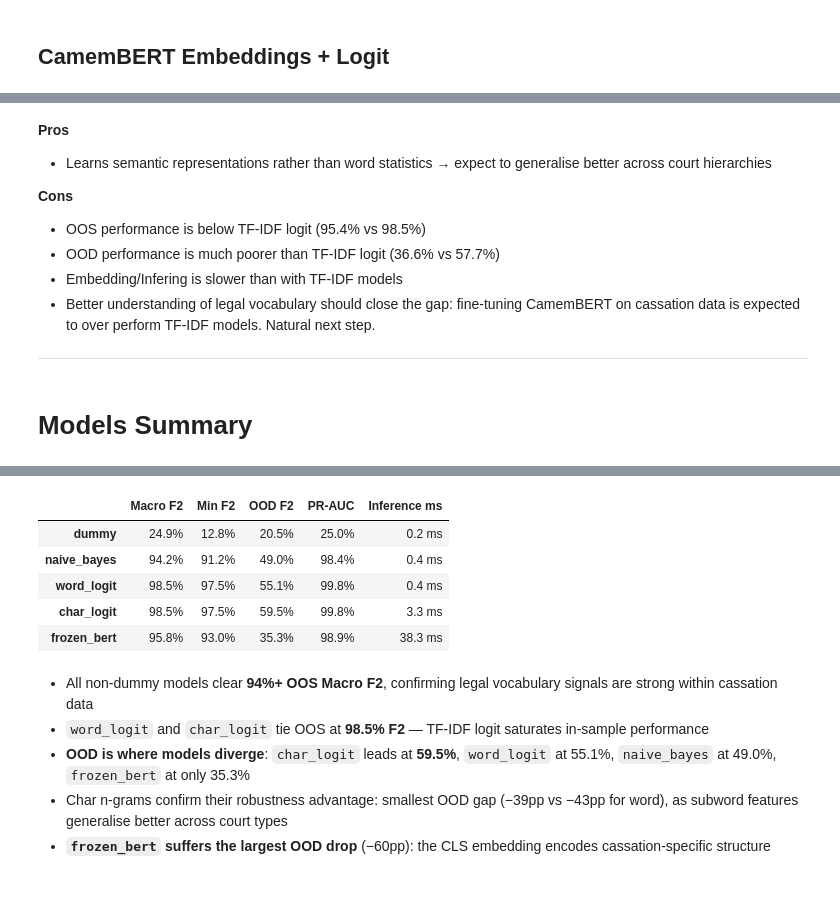
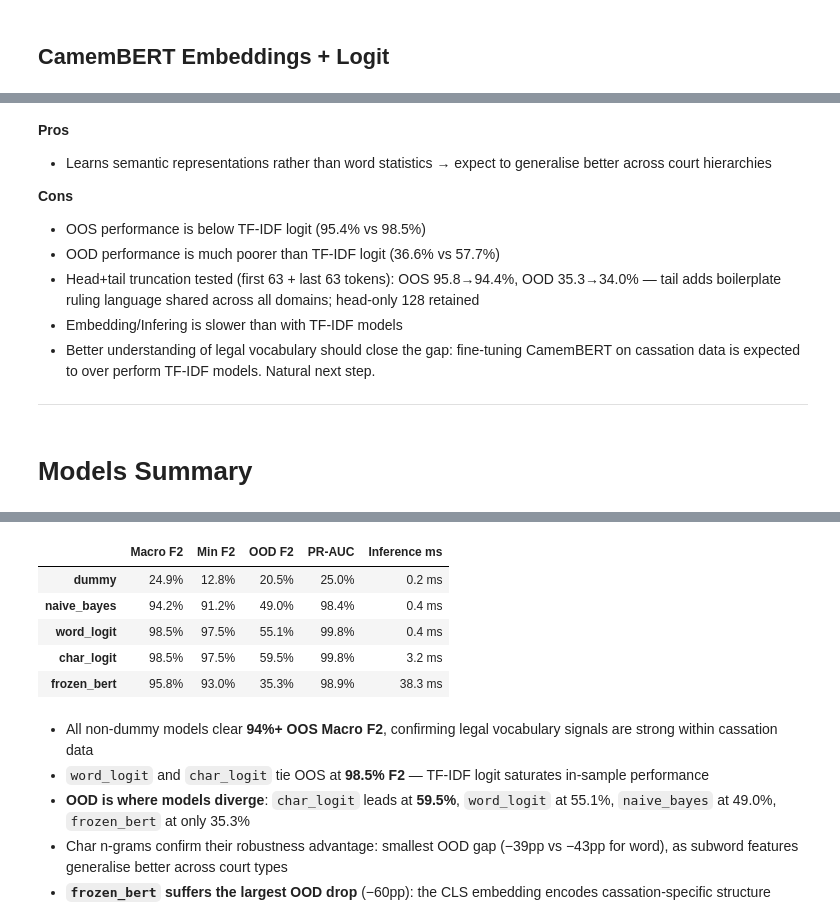
Before and after one commit to glangetasq/french_caselaw_classifier, a Jupyter notebook: french_caselaw_classifier.ipynb, the cells around one changed output, grey strips where cells are left out. Drawn from its saved outputs; the diff is of its cells as text; code cells hidden in the pictures; blank space fills up the shorter version.

```diff
--- a/french_caselaw_classifier.ipynb
+++ b/french_caselaw_classifier.ipynb
@@ -431,15 +424,4 @@ visualization.top_logreg_features(word_logit.model, n=10)
 ---
 # %% [markdown]
 # TF-IDF + Logit (char-based)
-# %%
-char_tfidf = TfidfVectorizer(
-    analyzer="char_wb",
-    ngram_range=(3, 5),  # 3-5 chars long
-    #  drop too common terms
-    max_df=0.9,
-    #  drop too rare terms
-    min_df=100,
-    # ignore numbers, otherwise dates in crim class
-    token_pattern=r"(?u)\b[a-zA-ZÀ-ÿ]{3,}\b",
-)
 # %%
@@ -494,0 +498,7 @@ OOD Confusion Matrix
+# %%
+best_char_logit = char_tfidf_map[(3, 5)]
+
+vocab_len = len(best_char_logit.model[0].vocabulary_)
+print(f"Char TF-IDF dimensionality (train-only): {vocab_len:,.0f}")
+
+best_char_logit
@@ -532,19 +570,20 @@ embeddings_kwargs = dict(
     device=device,
     max_length=128,
     batch_size=128,
-    progress=True
+    progress=True,
+    head_tail=False,
 )
-embedding_path = "embeddings.npz"
-embedding_path_ood = "embeddings_ood.npz"
+embedding_path = f"embeddings.npz"
+embedding_path_ood = f"embeddings_ood.npz"
 
 embeddings = cache.load_or_run(
     embedding_path,
-    lambda: embedding.embed(df["clean_text"].tolist(), **embedding_kwargs),
+    lambda: embedding.embed(df["clean_text"].tolist(), **embeddings_kwargs),
     index=df.index,
 )
 embeddings_ood = cache.load_or_run(
     embedding_path_ood,
-    lambda: embedding.embed(ood_df["clean_text"].tolist(), **embedding_kwargs),
+    lambda: embedding.embed(ood_df["clean_text"].tolist(), **embeddings_kwargs),
     index=ood_df.index,
 )
 # %% [output]
@@ -616,6 +651,7 @@ OOD Confusion Matrix
 **Cons**
 * OOS performance is below TF-IDF logit (95.4% vs 98.5%)
 * OOD performance is much poorer than TF-IDF logit (36.6% vs 57.7%)
+* Head+tail truncation tested (first 63 + last 63 tokens): OOS 95.8→94.4%, OOD 35.3→34.0% — tail adds boilerplate ruling language shared across all domains; head-only 128 retained
 * Embedding/Infering is slower than with TF-IDF models
 * Better understanding of legal vocabulary should close the gap: fine-tuning CamemBERT on cassation data is expected to over perform TF-IDF models. Natural next step.
 
@@ -627,7 +663,7 @@ visualization.summary_table(
     dummy=dummy,
     naive_bayes=naive_bayes,
     word_logit=word_logit,
-    char_logit=char_logit,
+    char_logit=best_char_logit,
     frozen_bert=frozen_bert,
 )
 # %% [output]
@@ -636,8 +670,8 @@ Wall time: 6.78 ms
 |  | Macro F2 | Min F2 | OOD F2 | PR-AUC | Inference ms |
 | dummy | 24.9% | 12.8% | 20.5% | 25.0% | 0.2 ms |
 | naive_bayes | 94.2% | 91.2% | 49.0% | 98.4% | 0.4 ms |
 | word_logit | 98.5% | 97.5% | 55.1% | 99.8% | 0.4 ms |
-| char_logit | 98.5% | 97.5% | 59.5% | 99.8% | 3.3 ms |
+| char_logit | 98.5% | 97.5% | 59.5% | 99.8% | 3.2 ms |
 | frozen_bert | 95.8% | 93.0% | 35.3% | 98.9% | 38.3 ms |
 # %% [markdown]
 * All non-dummy models clear **94%+ OOS Macro F2**, confirming legal vocabulary signals are strong within cassation data
```
Also changed, not shown: parts of 14 cells of this notebook, 3 other files.
